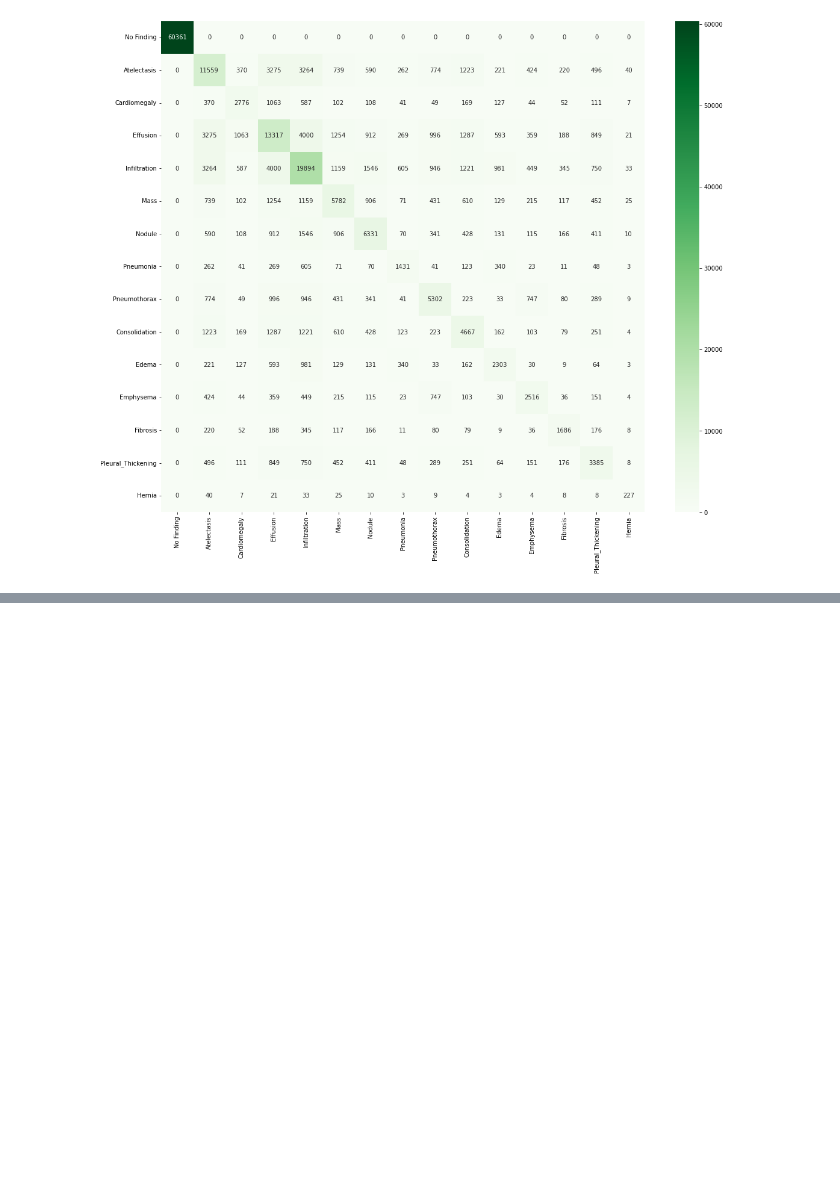
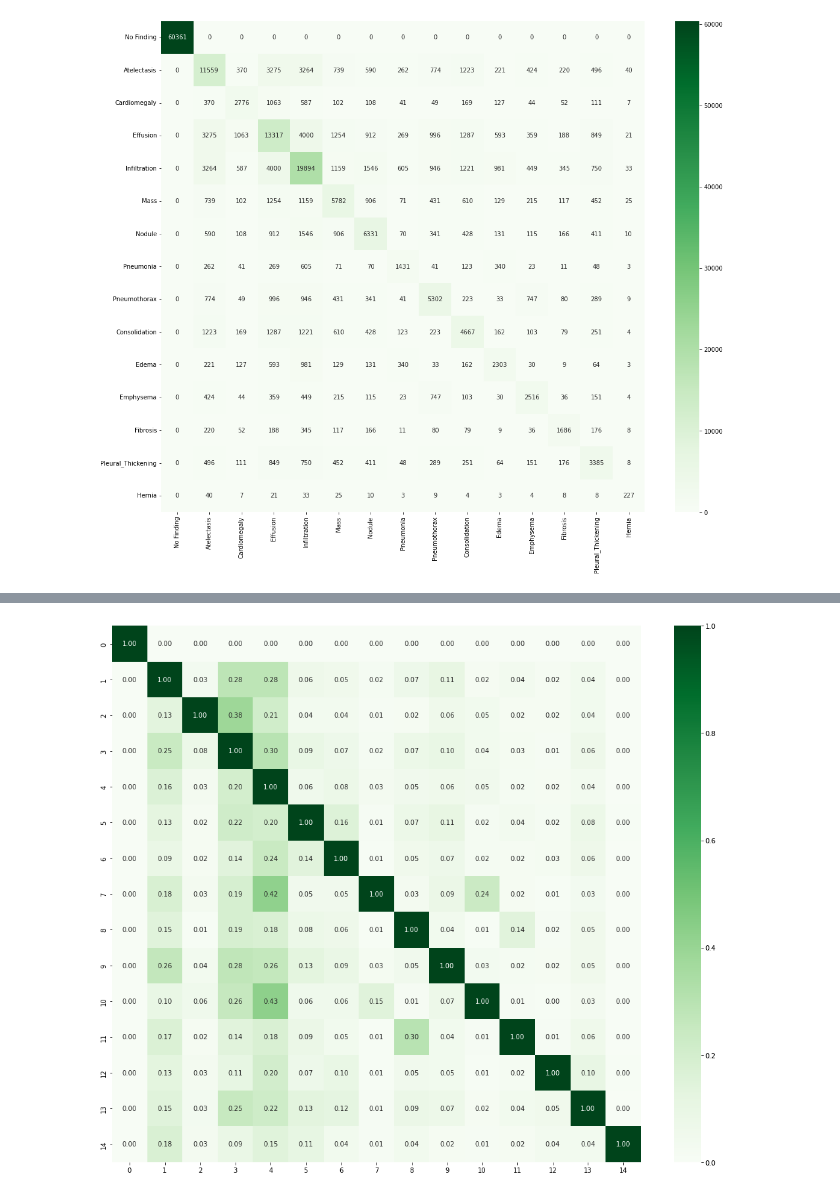
Before and after one commit to chonsawat/ChestXray-14, a Jupyter notebook: EDA.ipynb, the cells around one changed output, grey strips where cells are left out. Saved outputs shown, nothing was run; the diff lists cells and outputs as text; code cells hidden in the pictures; blank space fills up the shorter version.

Commit message:
Add co-occerence metrics in pertentage

```diff
--- a/EDA.ipynb
+++ b/EDA.ipynb
@@ -6,7 +6,9 @@ IMG_SIZE = 224
 SEED = 42
 input_path = "dataset/ChestXray NIH"
 
-df = pd.read_csv(f'{input_path}/preprocessed_data.csv').drop(columns=["Unnamed: 0"]).astype(int)[["No Finding", "Atelectasis", "Cardiomegaly", "Effusion", "Infiltration", "Mass", "Nodule", "Pneumonia", "Pneumothorax", "Consolidation", "Edema", "Emphysema", "Fibrosis", "Pleural_Thickening", "Hernia"]]
+df = pd.read_csv(f'{input_path}/preprocessed_data.csv').drop(columns=["Unnamed: 0"]).astype(int)[["No Finding", "Atelectasis", "Cardiomegaly", "Effusion", "Infiltration",
+                                                                                                  "Mass", "Nodule", "Pneumonia", "Pneumothorax", "Consolidation", "Edema",
+                                                                                                  "Emphysema", "Fibrosis", "Pleural_Thickening", "Hernia"]]
 display(df.head())
 # %% [output]
 |  | No Finding | Atelectasis | Cardiomegaly | Effusion | Infiltration | Mass | Nodule | Pneumonia | ... |
@@ -56,3 +58,8 @@ fig.savefig("Multi_Label_Co-occurence_Metrics.png")
 plt.show();
 # %% [output]
 [figure]
+# %%
+diagonal = np.diagonal(df_co_occurrence)
+with np.errstate(divide='ignore', invalid='ignore'):
+    percentage = np.nan_to_num(np.true_divide(df_co_occurrence, diagonal[:, None]))
+percentage
@@ -58,0 +84,12 @@ plt.show();
+# %%
+plt.figure(figsize=(18, 15))
+confusion_metrics_percentage =  sns.heatmap(percentage,
+            cmap="Greens",
+            annot=True,
+            label=True,
+            fmt=".2f")
+fig = confusion_metrics_percentage.get_figure()
+#fig.savefig("Multi_Label_Co-occurence_Metrics.png")
+plt.show();
+# %% [output]
+[figure, added]
```
Also changed, not shown: parts of 2 cells of this notebook.
